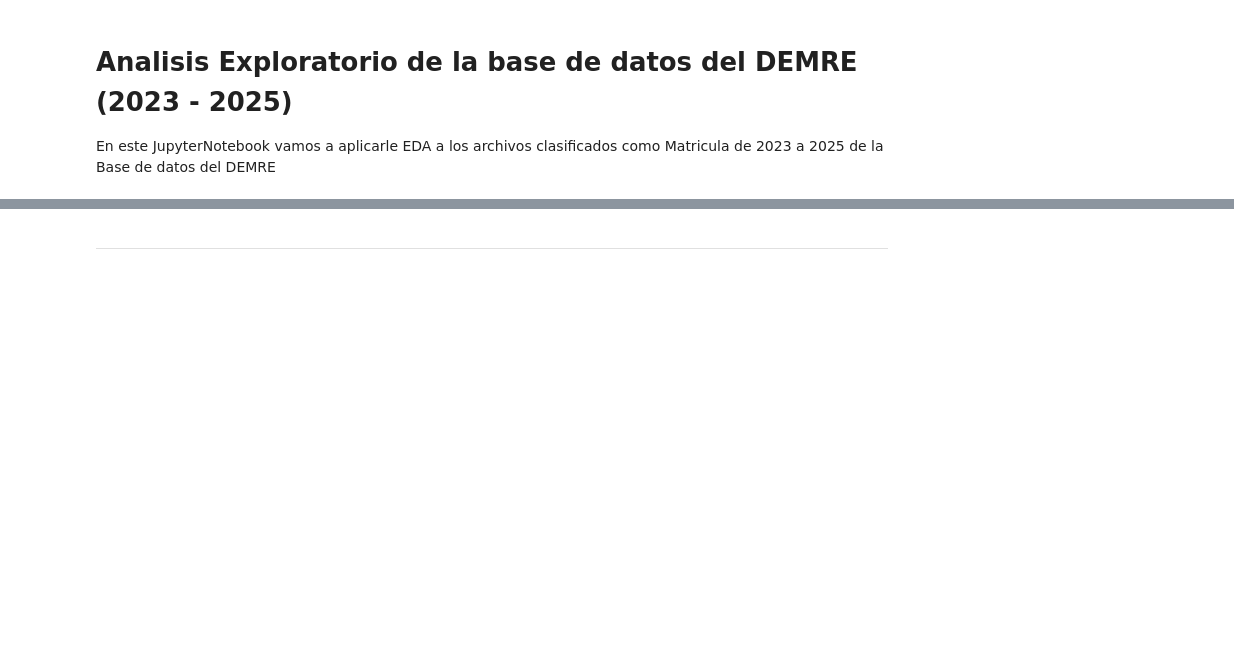
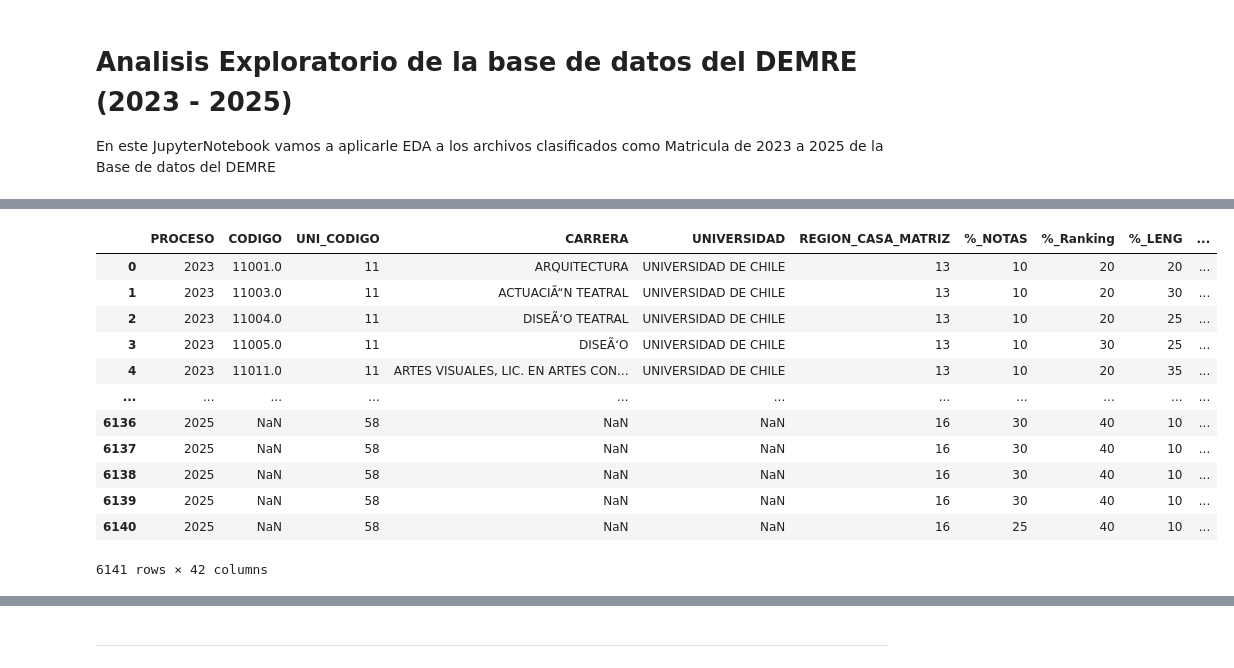
Before and after one commit to LmChicao/Proyecto-Intro-Ciencias-de-datos-2025-2-, a Jupyter notebook: Analisis Exploratorio/EDA - Postulacion.ipynb, the cells around one changed output, grey strips where cells are left out. Saved outputs shown, nothing was run; the diff lists cells and outputs as text; code cells hidden in the pictures; blank space fills up the shorter version.

```diff
--- a/Analisis Exploratorio/EDA - Postulacion.ipynb
+++ b/Analisis Exploratorio/EDA - Postulacion.ipynb
@@ -73 +123,17 @@ df_2023_inscripcion
+# %%
+df_postulaciones_ofertas
+# %% [output]
+|  | PROCESO | CODIGO | UNI_CODIGO | CARRERA | UNIVERSIDAD | REGION_CASA_MATRIZ | %_NOTAS | %_Ranking | %_LENG | ... |
+| 0 | 2023 | 11001.0 | 11 | ARQUITECTURA | UNIVERSIDAD DE CHILE | 13 | 10 | 20 | 20 | ... |
+| 1 | 2023 | 11003.0 | 11 | ACTUACIÃ“N TEATRAL | UNIVERSIDAD DE CHILE | 13 | 10 | 20 | 30 | ... |
+| 2 | 2023 | 11004.0 | 11 | DISEÃ‘O TEATRAL | UNIVERSIDAD DE CHILE | 13 | 10 | 20 | 25 | ... |
+| 3 | 2023 | 11005.0 | 11 | DISEÃ‘O | UNIVERSIDAD DE CHILE | 13 | 10 | 30 | 25 | ... |
+| 4 | 2023 | 11011.0 | 11 | ARTES VISUALES, LIC. EN ARTES CON... | UNIVERSIDAD DE CHILE | 13 | 10 | 20 | 35 | ... |
+| ... | ... | ... | ... | ... | ... | ... | ... | ... | ... | ... |
+| 6136 | 2025 | NaN | 58 | NaN | NaN | 16 | 30 | 40 | 10 | ... |
+| 6137 | 2025 | NaN | 58 | NaN | NaN | 16 | 30 | 40 | 10 | ... |
+| 6138 | 2025 | NaN | 58 | NaN | NaN | 16 | 30 | 40 | 10 | ... |
+| 6139 | 2025 | NaN | 58 | NaN | NaN | 16 | 30 | 40 | 10 | ... |
+| 6140 | 2025 | NaN | 58 | NaN | NaN | 16 | 25 | 40 | 10 | ... |
+6141 rows × 42 columns
 # %%
```
Also changed, not shown: parts of 11 cells of this notebook, 8 other files.
